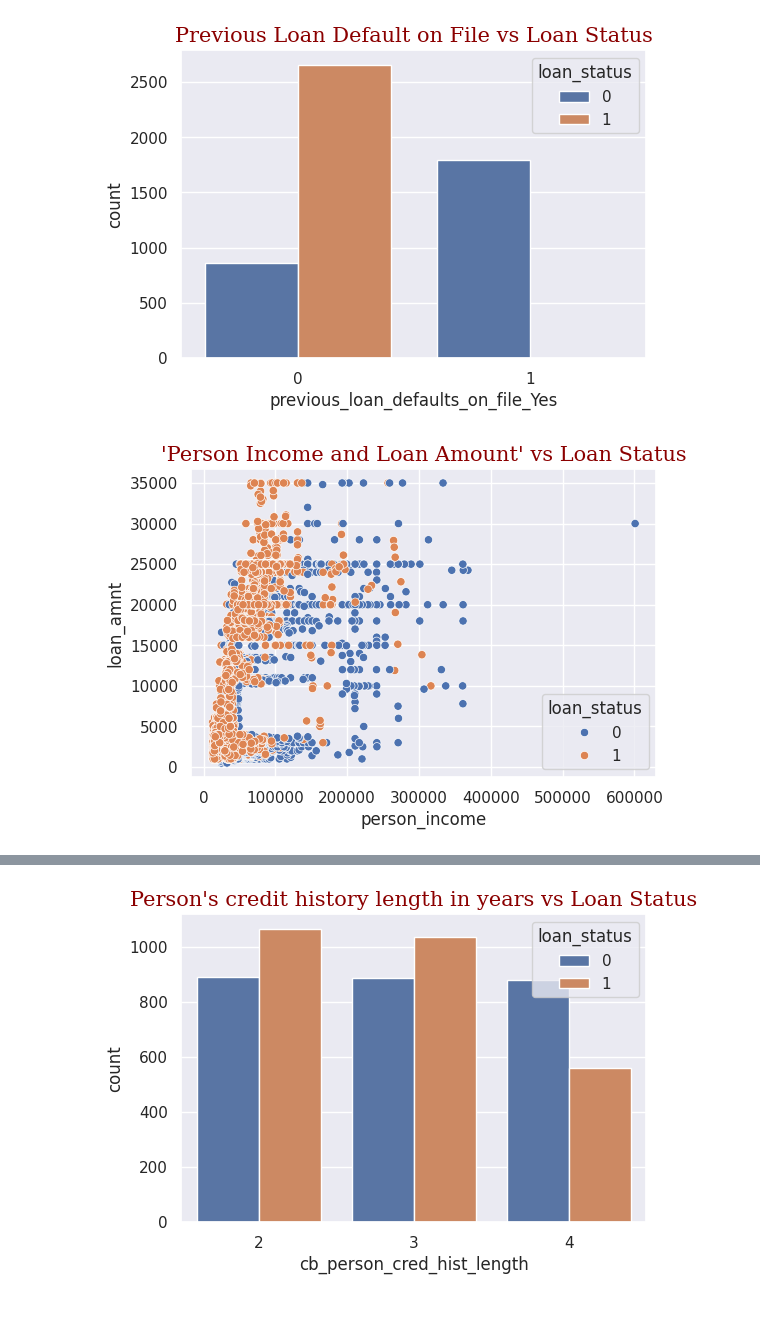
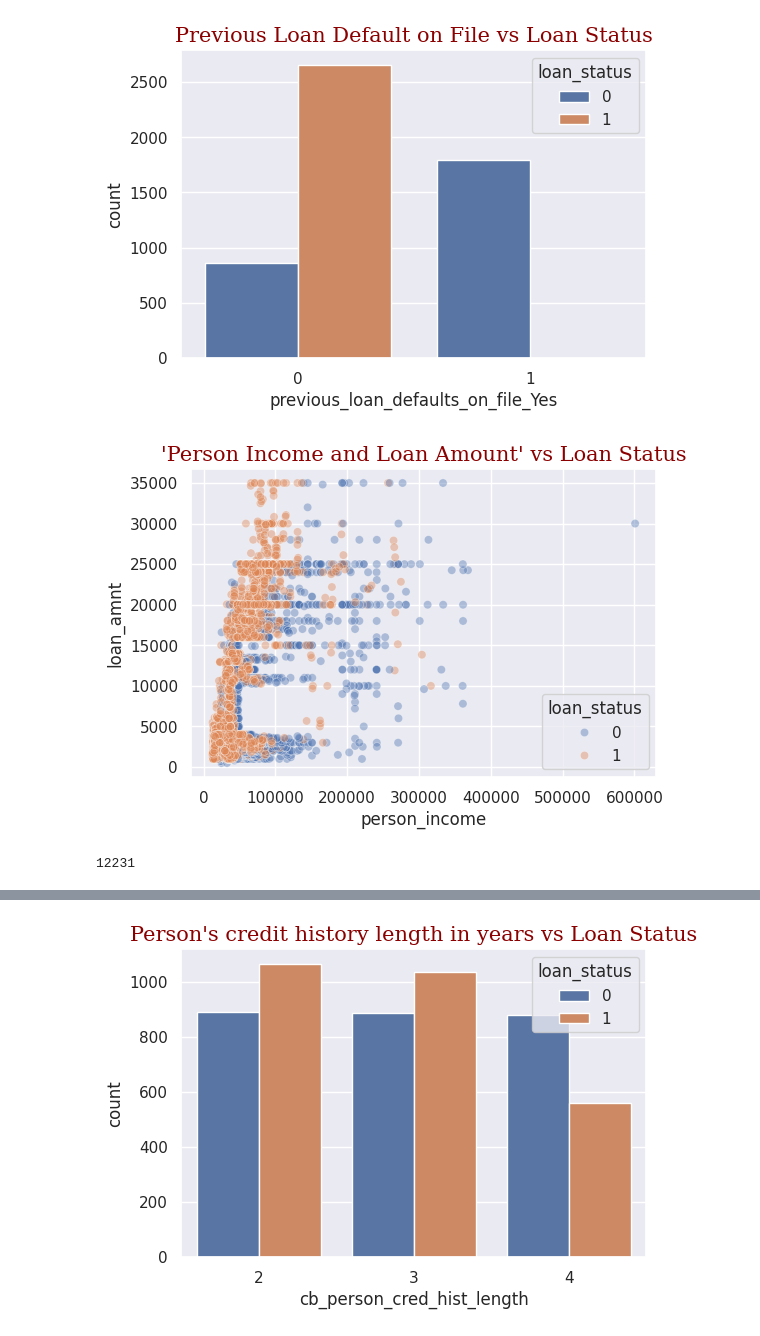
Before and after one commit to AI-fanatic24/ASD-DS-AI-ML-Internship, a Jupyter notebook: Loan.ipynb, the cells around one changed output, grey strips where cells are left out. Saved outputs shown, nothing was run; the diff lists cells and outputs as text; code cells hidden in the pictures.

```diff
--- a/Loan.ipynb
+++ b/Loan.ipynb
@@ -634,8 +634,12 @@ plt.show()
 # %%
 #Visualizing distribution of person income and loan amount with respect to loan status
 sns.set(rc={'figure.figsize':(6,4)})
-sns.scatterplot(df,x='person_income',y='loan_amnt',hue='loan_status')
+sns.scatterplot(df,x='person_income',y='loan_amnt',hue='loan_status',alpha=0.4)
 plt.title("'Person Income and Loan Amount' vs Loan Status",fontdict={'family':'serif','fontsize':15,'color':'darkred'})
 plt.show()
 # %% [output]
-[figure, old version]
+[figure, new version]
+# %%
+print(df['person_income'].min())
+# %% [output]
+12231
```
Also changed, not shown: parts of 6 cells of this notebook.
